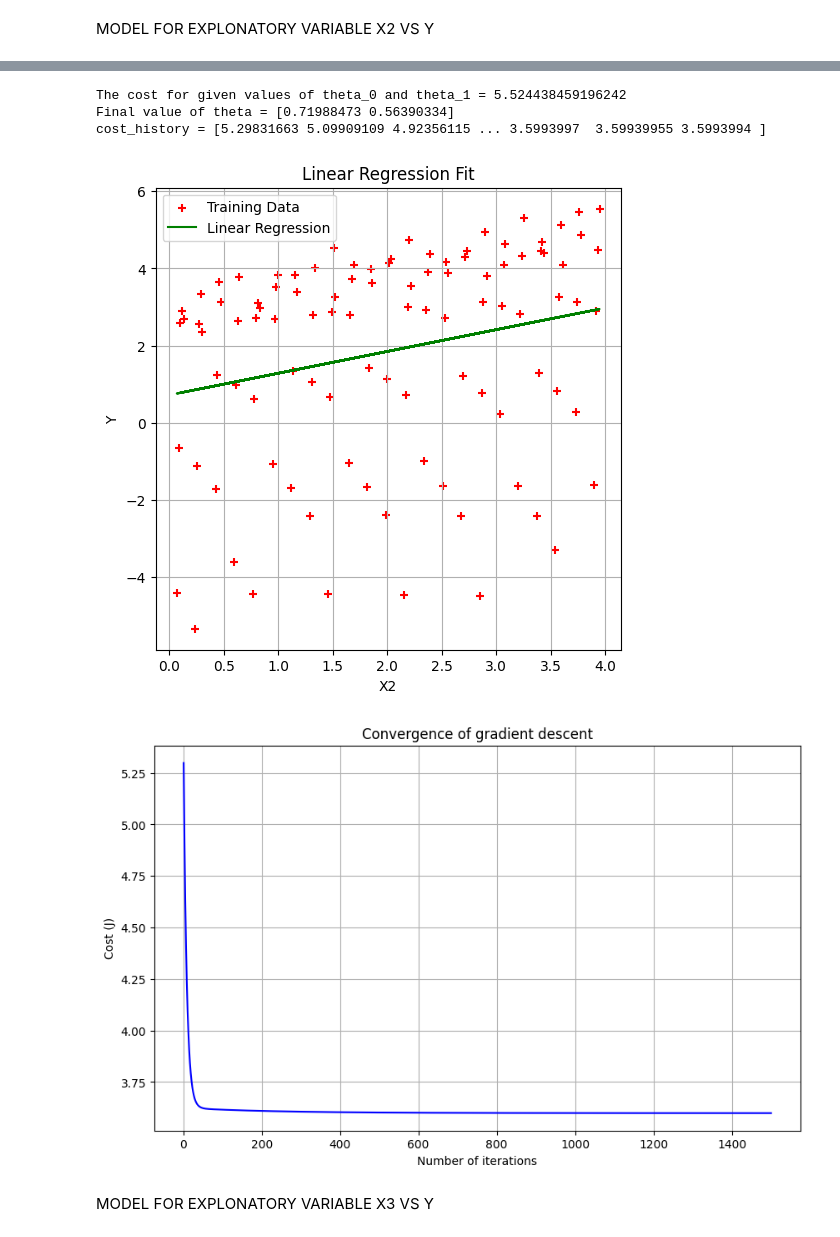
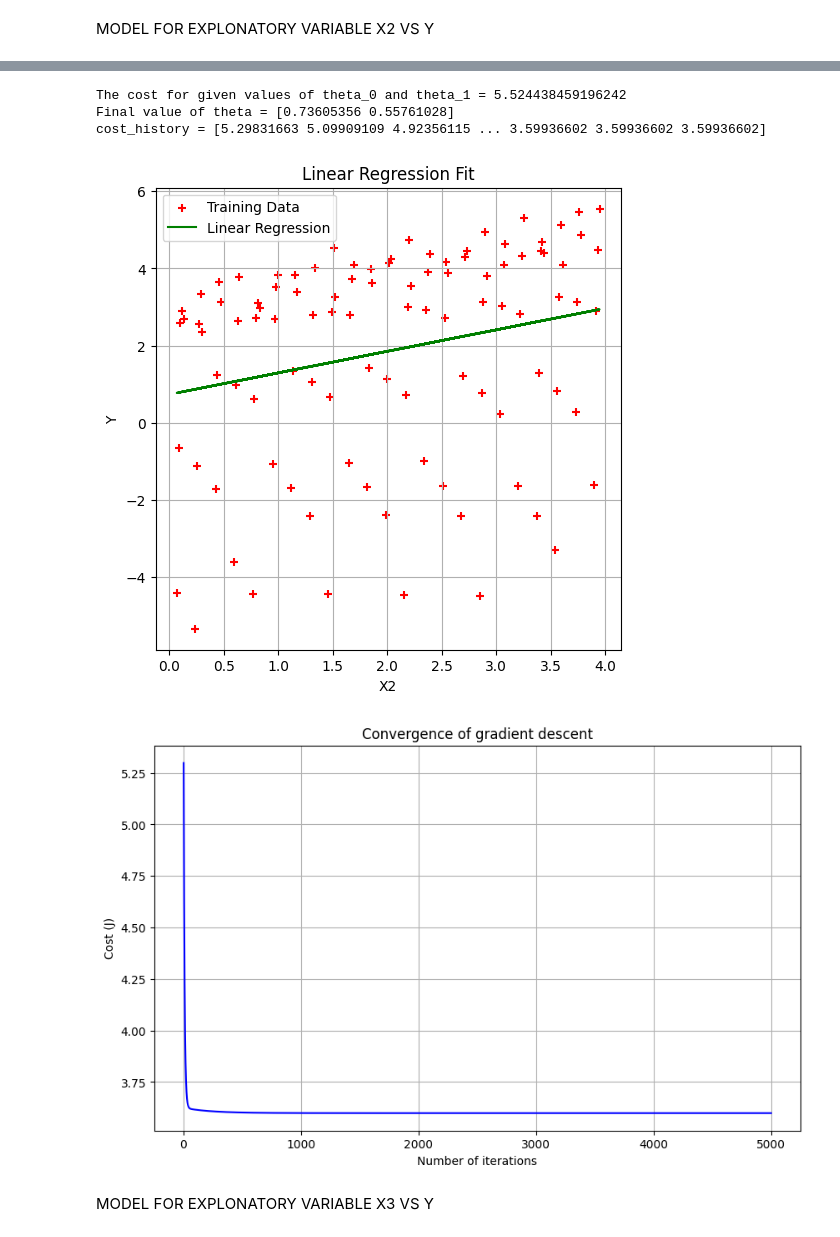
Before and after one commit to dhanush852/intro_to-ml, a Jupyter notebook: LinearRegression.ipynb, the cells around one changed output, grey strips where cells are left out. Saved outputs shown, nothing was run; the diff lists cells and outputs as text; code cells hidden in the pictures.

```diff
--- a/LinearRegression.ipynb
+++ b/LinearRegression.ipynb
@@ -319,7 +323,7 @@ print('The cost for given values of theta_0 and theta_1 =', cost)
 
 
 theta = [0., 0.]
-iterations = 1500
+iterations = 5000
 alpha = 0.01
 
 theta, cost_history = gradient_descent(X, y, theta, alpha, iterations)
@@ -350,36 +354,36 @@ plt.plot(range(1, iterations + 1), cost_history, color='blue')
 plt.rcParams["figure.figsize"] = (10, 6)
 plt.grid(True)
 
 plt.xlabel('Number of iterations')
 plt.ylabel('Cost (J)')
 plt.title('Convergence of gradient descent')
 
 # Show the plot
 plt.show()
 # %% [output]
 X =  [3.44       0.1349495  0.82989899 1.52484848 2.21979798]
 y =  [4.38754501 2.6796499  2.96848981 3.25406475 3.53637472]
 m =  100
 n =  100
 X =  [3.44       0.1349495  0.82989899 1.52484848 2.21979798 2.91474747
  3.60969697 0.30464646 0.99959596 1.69454546 2.38949495 3.08444444
  3.77939394 0.47434343 1.16929293 1.86424242 2.55919192 3.25414141
  3.94909091 0.6440404  1.3389899  2.03393939 2.72888889 3.42383838
  0.11878788 0.81373737 1.50868687 2.20363636 2.89858586 3.59353535
  0.28848485 0.98343434 1.67838384 2.37333333 3.06828283 3.76323232
  0.45818182 1.15313131 1.84808081 2.5430303  3.2379798  3.93292929
  0.62787879 1.32282828 2.01777778 2.71272727 3.40767677 0.10262626
 ... (22 lines left out)
  -1.03298759 -0.99555059  0.23862143  0.26952848 -1.70282944 -1.67845234
  -1.6573402  -1.63949305 -1.62491086 -1.61359365 -3.60554141 -2.40075414
  -2.39923185 -2.40097453 -2.40598218 -4.4142548  -4.4257924  -4.44059497
  -4.45866252]
 [figure]
 The cost for given values of theta_0 and theta_1 = 5.524438459196242
-Final value of theta = [0.71988473 0.56390334]
-cost_history = [5.29831663 5.09909109 4.92356115 ... 3.5993997  3.59939955 3.5993994 ]
+Final value of theta = [0.73605356 0.55761028]
+cost_history = [5.29831663 5.09909109 4.92356115 ... 3.59936602 3.59936602 3.59936602]
 [figure]
-[figure, old version]
+[figure, new version]
 # %% [markdown]
 MODEL FOR EXPLONATORY VARIABLE X3 VS Y
 # %%
```
Also changed, not shown: parts of 24 cells of this notebook.
